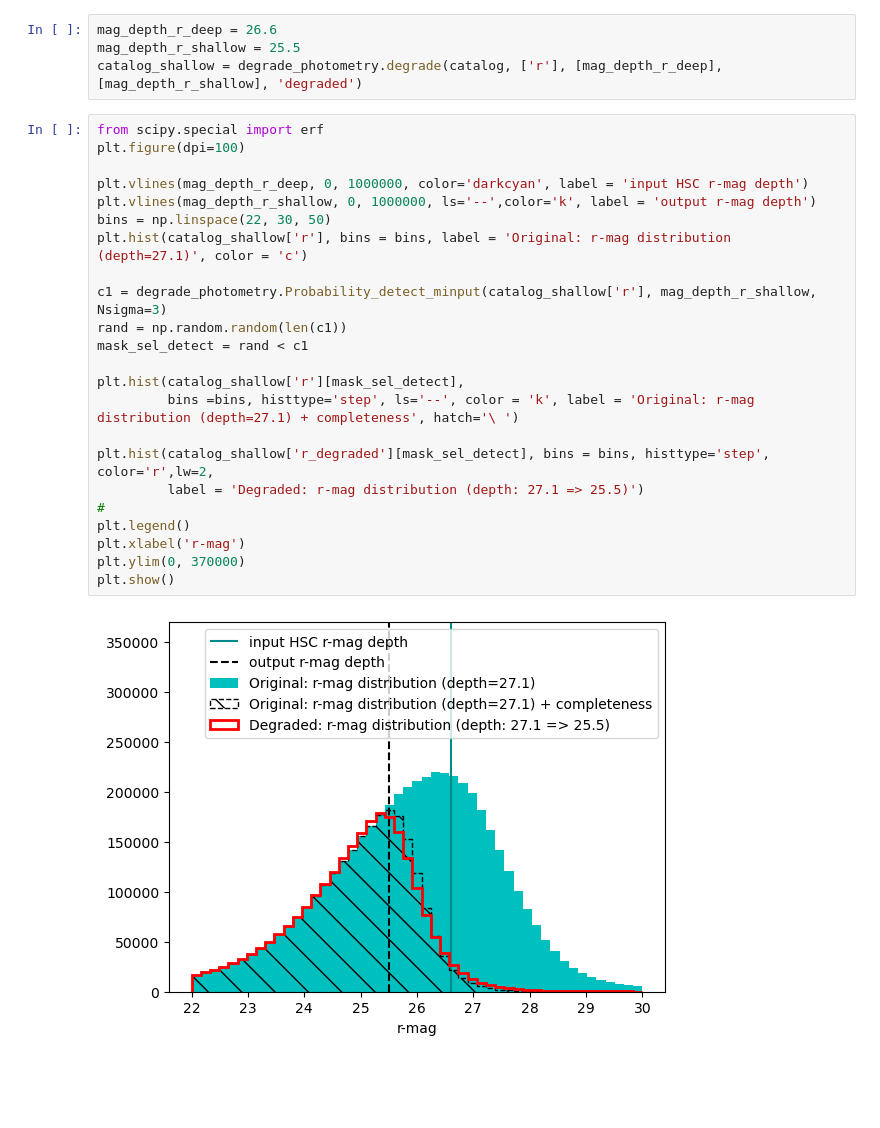
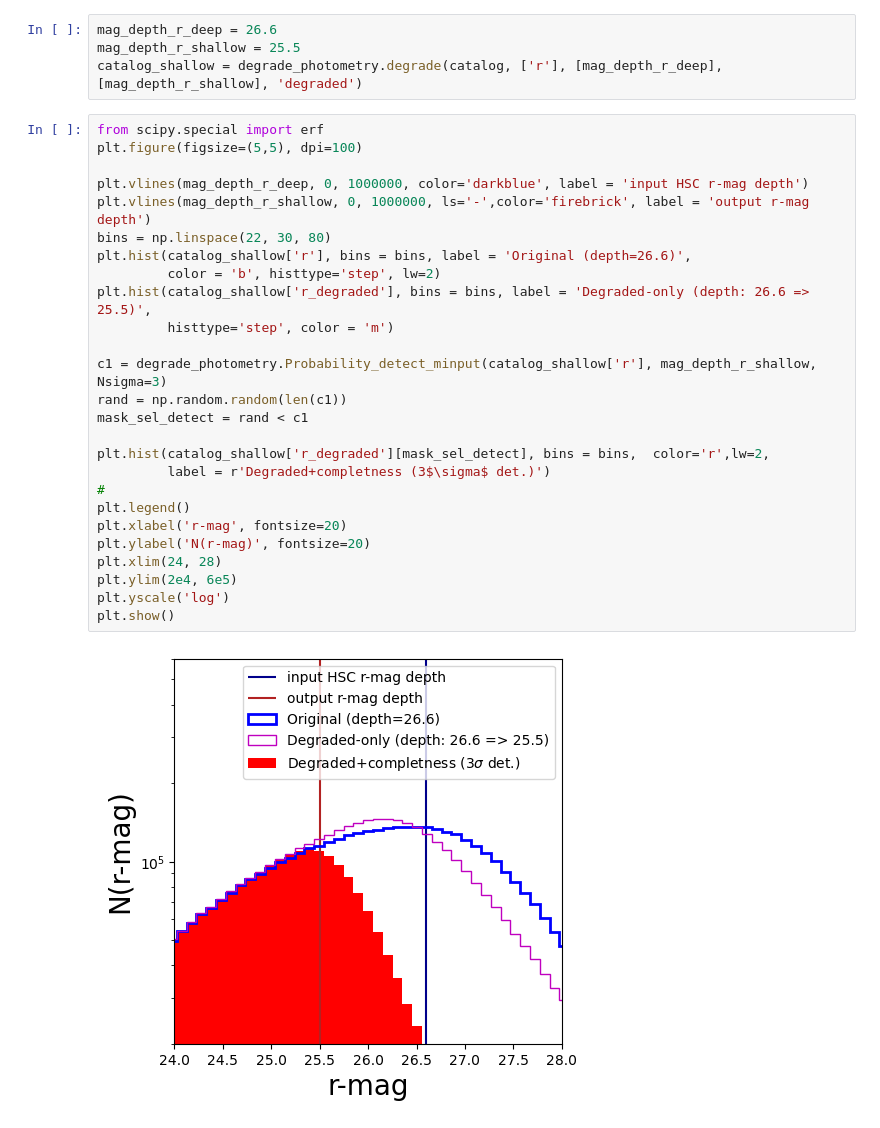
Before and after one commit to WST-Cosmology/WP221_Target_selection, a Jupyter notebook: notebooks/example_degrading_CLAUDS-r_band.ipynb, the cells around one changed output. Drawn from its saved outputs; the diff is of its cells as text; blank space fills up the shorter version.

Commit message:
degrade

```diff
--- a/notebooks/example_degrading_CLAUDS-r_band.ipynb
+++ b/notebooks/example_degrading_CLAUDS-r_band.ipynb
@@ -26,26 +26,29 @@ mag_depth_r_shallow = 25.5
 catalog_shallow = degrade_photometry.degrade(catalog, ['r'], [mag_depth_r_deep], [mag_depth_r_shallow], 'degraded')
 # %%
 from scipy.special import erf
-plt.figure(dpi=100)
+plt.figure(figsize=(5,5), dpi=100)
 
-plt.vlines(mag_depth_r_deep, 0, 1000000, color='darkcyan', label = 'input HSC r-mag depth')
-plt.vlines(mag_depth_r_shallow, 0, 1000000, ls='--',color='k', label = 'output r-mag depth')
-bins = np.linspace(22, 30, 50)
-plt.hist(catalog_shallow['r'], bins = bins, label = 'Original: r-mag distribution (depth=27.1)', color = 'c')
+plt.vlines(mag_depth_r_deep, 0, 1000000, color='darkblue', label = 'input HSC r-mag depth')
+plt.vlines(mag_depth_r_shallow, 0, 1000000, ls='-',color='firebrick', label = 'output r-mag depth')
+bins = np.linspace(22, 30, 80)
+plt.hist(catalog_shallow['r'], bins = bins, label = 'Original (depth=26.6)',
+         color = 'b', histtype='step', lw=2)
+plt.hist(catalog_shallow['r_degraded'], bins = bins, label = 'Degraded-only (depth: 26.6 => 25.5)',
+         histtype='step', color = 'm')
 
 c1 = degrade_photometry.Probability_detect_minput(catalog_shallow['r'], mag_depth_r_shallow, Nsigma=3)
 rand = np.random.random(len(c1))
 mask_sel_detect = rand < c1
 
-plt.hist(catalog_shallow['r'][mask_sel_detect],
-         bins =bins, histtype='step', ls='--', color = 'k', label = 'Original: r-mag distribution (depth=27.1) + completeness', hatch='\ ')
-
-plt.hist(catalog_shallow['r_degraded'][mask_sel_detect], bins = bins, histtype='step', color='r',lw=2,
-         label = 'Degraded: r-mag distribution (depth: 27.1 => 25.5)')
+plt.hist(catalog_shallow['r_degraded'][mask_sel_detect], bins = bins,  color='r',lw=2,
+         label = r'Degraded+completness (3$\sigma$ det.)')
 #
 plt.legend()
-plt.xlabel('r-mag')
-plt.ylim(0, 370000)
+plt.xlabel('r-mag', fontsize=20)
+plt.ylabel('N(r-mag)', fontsize=20)
+plt.xlim(24, 28)
+plt.ylim(2e4, 6e5)
+plt.yscale('log')
 plt.show()
 # %% [output]
-[figure, old version]
+[figure, new version]
```
Also changed, not shown: 1 other file.
